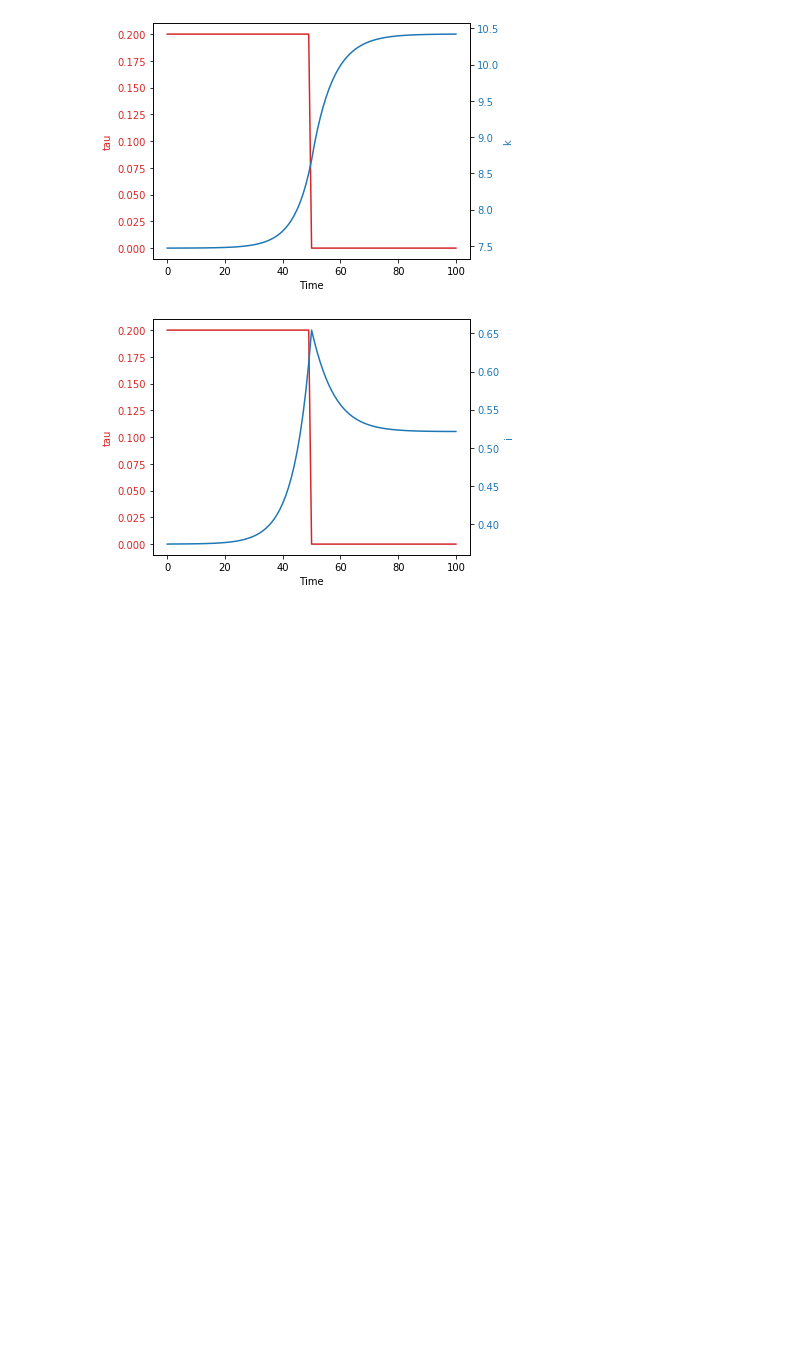
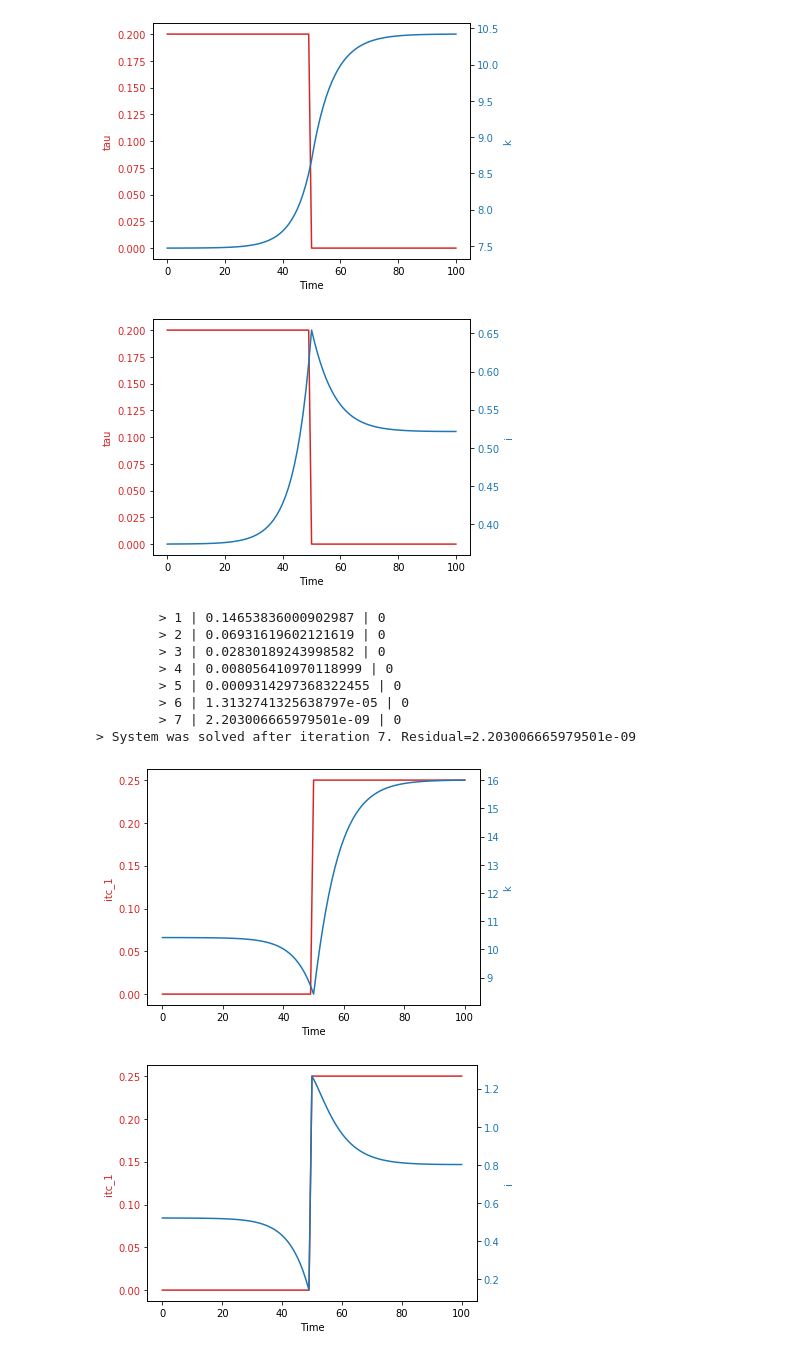
Before and after one commit to Mv77/Q_Investment, a Jupyter notebook: Dolo/Simulation.ipynb, the cells around one changed output. Cells and saved outputs as stored; diff of their text form; code cells hidden in the pictures; blank space fills up the shorter version.

```diff
--- a/Dolo/Simulation.ipynb
+++ b/Dolo/Simulation.ipynb
@@ -70,8 +74,8 @@ for var in vars:
 # %%
-# Interest rate simulation
+# Tax rate simulation
 
 # Create empty dataframe for exog. variables
-exog = pd.DataFrame(columns = ['R','tau'])
+exog = pd.DataFrame(columns = ['R','tau','itc_1'])
 
 # Generate a future tax cut dynamic
 exog.tau = np.concatenate((np.repeat(0.2,50),
@@ -79,6 +83,8 @@ exog.tau = np.concatenate((np.repeat(0.2,50),
 
 # Leave R at 1.02
 exog.R = 1.02
+# Leave itc at 0
+exog.itc_1 = 0
 
 # Simpulate the optimal response
 dr = pf.deterministic_solve(model = model,shocks = exog,verbose=True)
@@ -116,3 +122,55 @@ for var in vars:
 > System was solved after iteration 6. Residual=6.034090782591761e-07
 [figure]
 [figure]
+# %%
+# ITC simulation
+
+# Create empty dataframe for exog. variables
+exog = pd.DataFrame(columns = ['R','tau','itc_1'])
+
+# Generate a future itc increase cut dynamic
+exog.itc_1 = np.concatenate((np.repeat(0,50),
+                           np.repeat(0.25,50)))
+
+# Leave R at 1.02
+exog.R = 1.02
+# Leave tau at 0
+exog.tau = 0
+
+# Simpulate the optimal response
+dr = pf.deterministic_solve(model = model,shocks = exog,verbose=True)
+
+# Plot the results
+ex = 'itc_1'
+vars = ['k','i']
+
+for var in vars:
+
+    fig, ax1 = plt.pyplot.subplots()
+
+    color = 'tab:red'
+    ax1.set_xlabel('Time')
+    ax1.set_ylabel(ex, color=color)
+    ax1.plot(dr[ex], color=color)
+    ax1.tick_params(axis='y', labelcolor=color)
+
+    ax2 = ax1.twinx()  # instantiate a second axes that shares the same x-axis
+
+    color = 'tab:blue'
+    ax2.set_ylabel(var, color=color)  # we already handled the x-label with ax1
+    ax2.plot(dr[var], color=color)
+    ax2.tick_params(axis='y', labelcolor=color)
+
+    fig.tight_layout()  # otherwise the right y-label is slightly clipped
+    plt.pyplot.show()
+# %% [output]
+        > 1 | 0.14653836000902987 | 0
+        > 2 | 0.06931619602121619 | 0
+        > 3 | 0.02830189243998582 | 0
+        > 4 | 0.008056410970118999 | 0
+        > 5 | 0.0009314297368322455 | 0
+        > 6 | 1.3132741325638797e-05 | 0
+        > 7 | 2.203006665979501e-09 | 0
+> System was solved after iteration 7. Residual=2.203006665979501e-09
+[figure, added]
+[figure, added]
```
Also changed, not shown: parts of 2 cells of this notebook, 2 other files.
